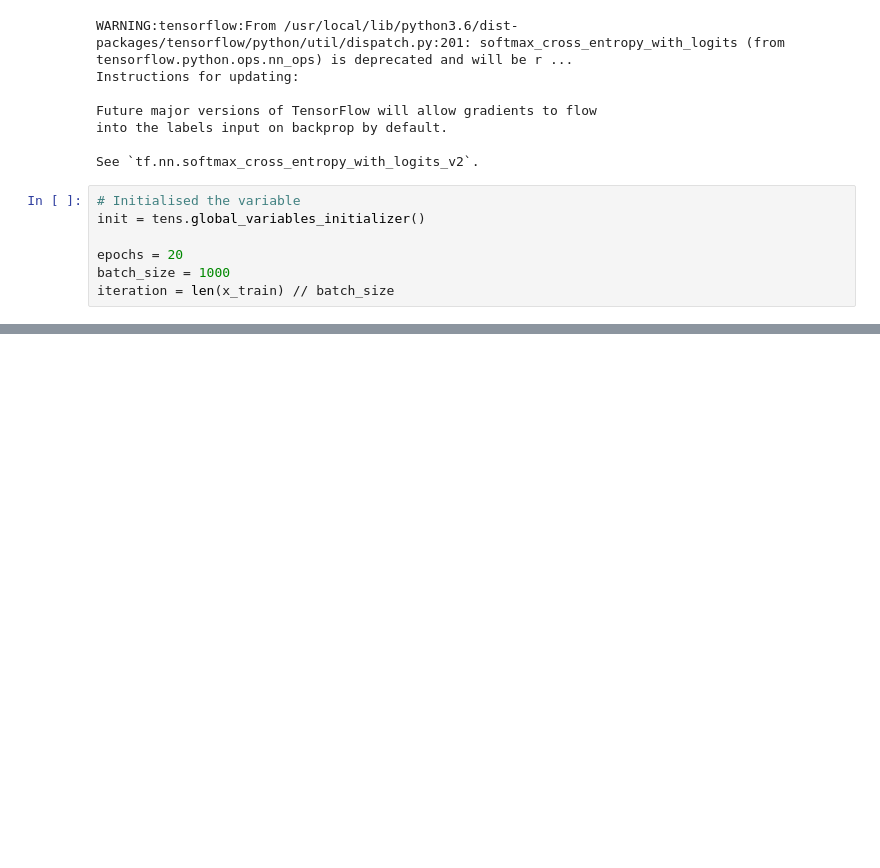
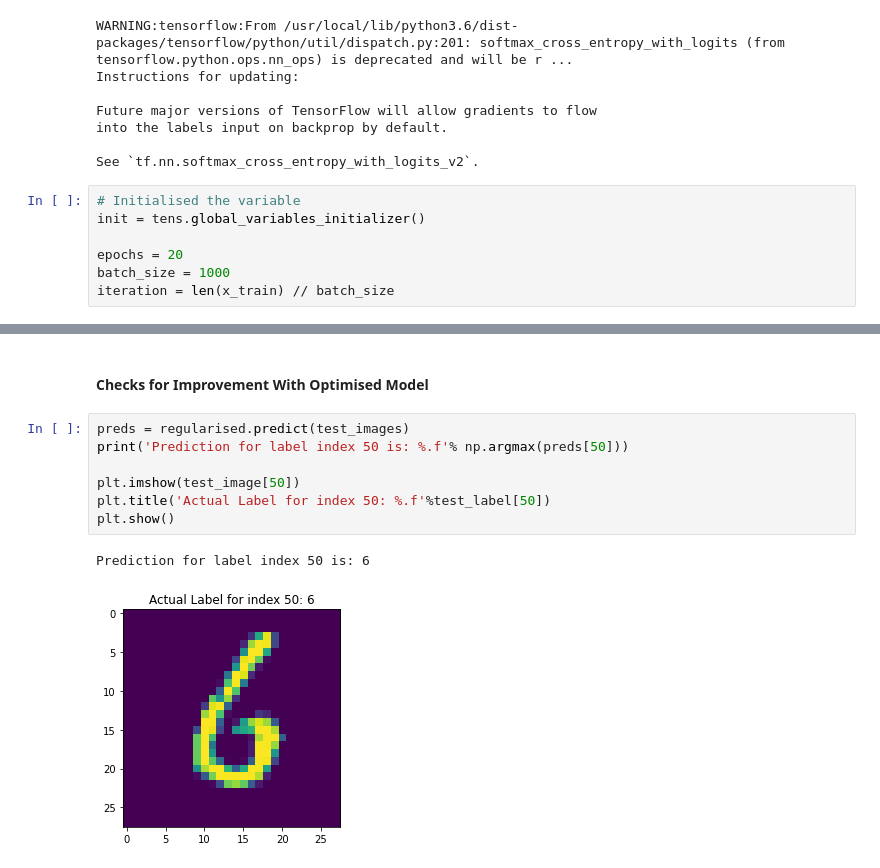
Before and after one commit to Ademide-Ade/Adewale-Ademide-HDSC, a Jupyter notebook: Sample_Stage_D.ipynb, the cells around one changed output, grey strips where cells are left out. Cells and saved outputs as stored; diff of their text form; blank space fills up the shorter version.

```diff
--- a/Sample_Stage_D.ipynb
+++ b/Sample_Stage_D.ipynb
@@ -352,0 +410,12 @@ Text(0.5, 1.0, 'Loss Curve - After regularisation')
+# %% [markdown]
+#### Checks for Improvement With Optimised Model
+# %%
+preds = regularised.predict(test_images)
+print('Prediction for label index 50 is: %.f'% np.argmax(preds[50]))
+
+plt.imshow(test_image[50])
+plt.title('Actual Label for index 50: %.f'%test_label[50])
+plt.show()
+# %% [output]
+Prediction for label index 50 is: 6
+[figure, added]
```
Also changed, not shown: parts of 20 cells of this notebook.
